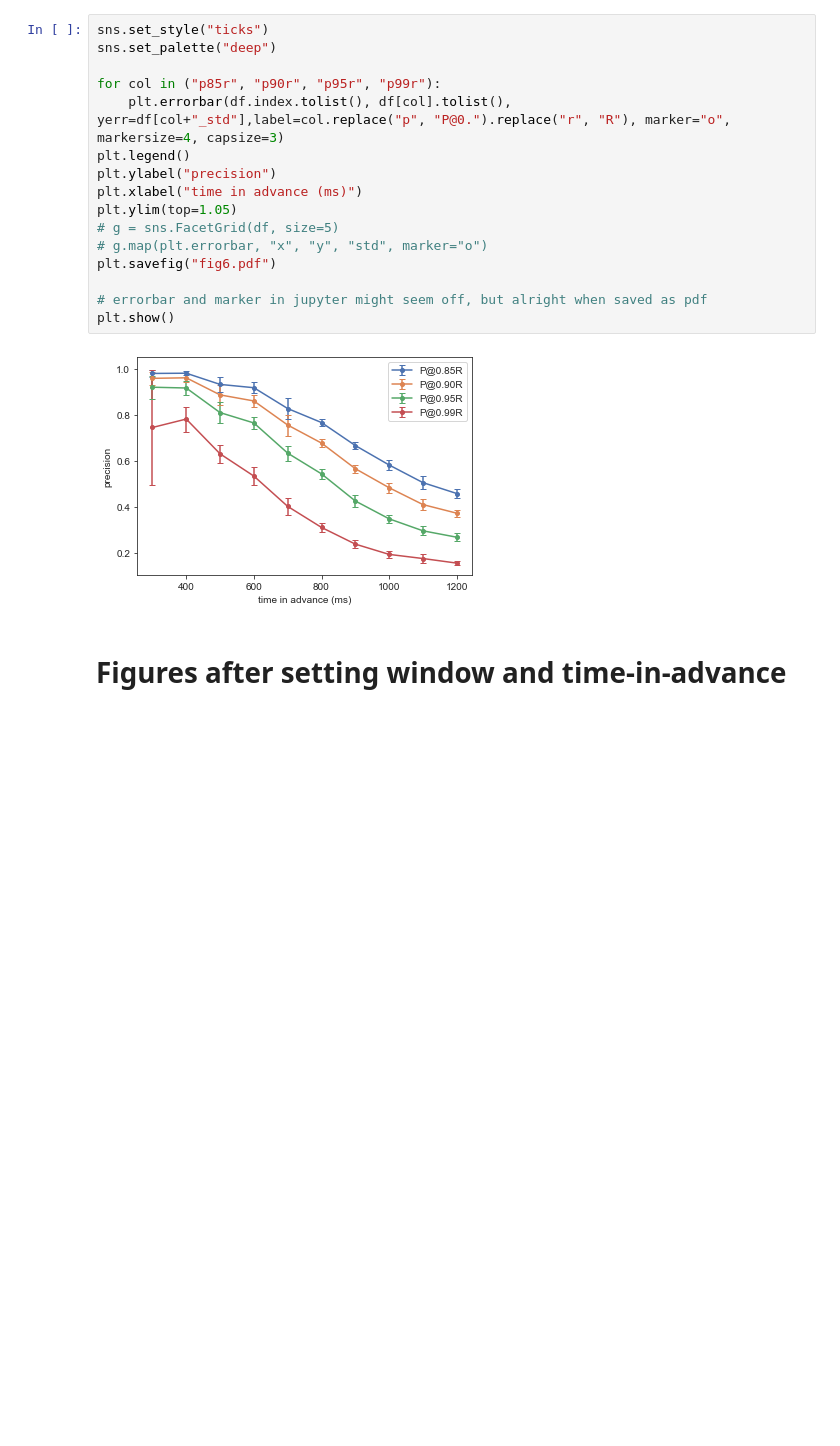
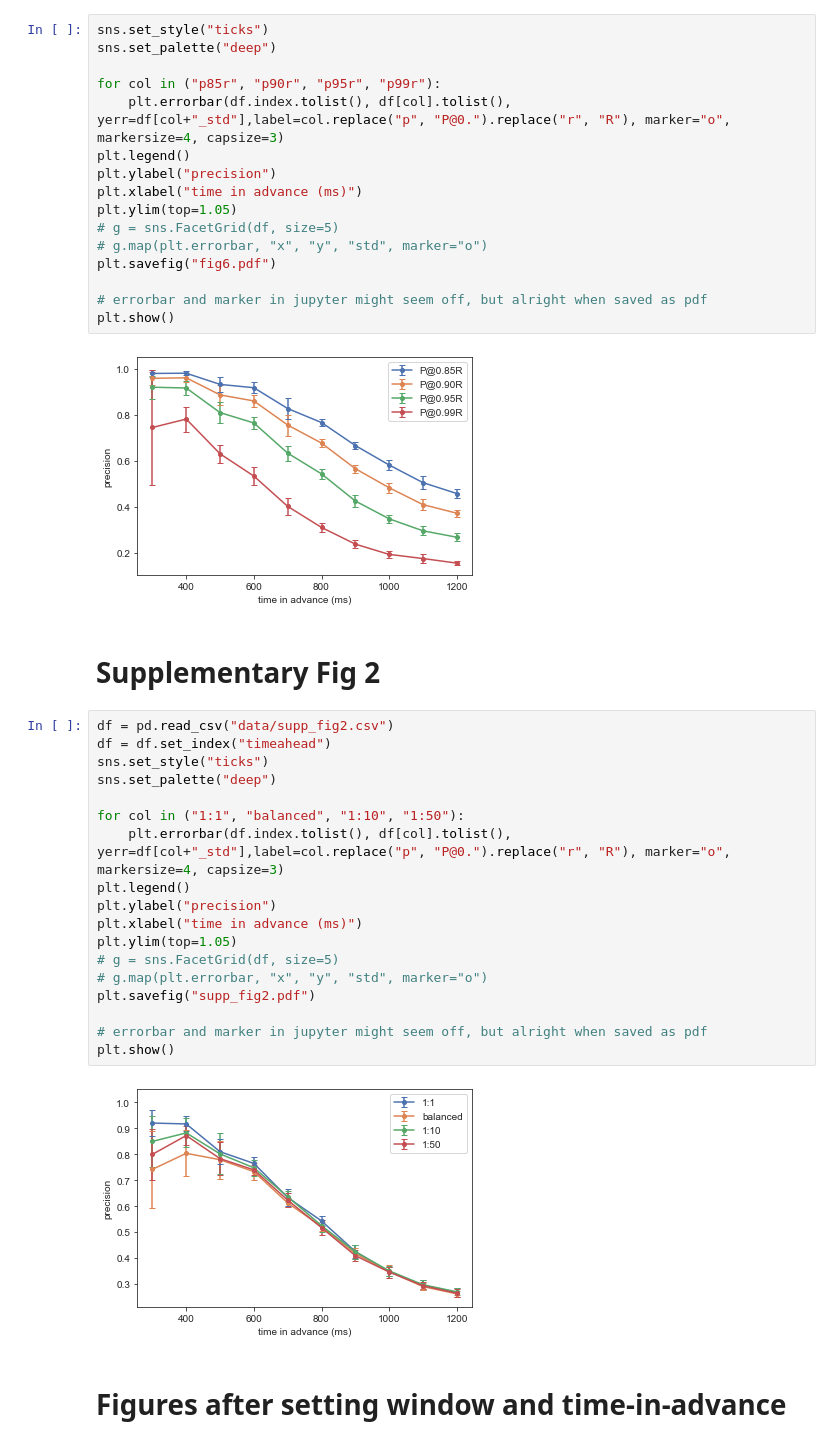
Before and after one commit to yonglin-wang/spacecraft-crash-predictor, a Jupyter notebook: notebooks/visualization_draft_code.ipynb, the cells around one changed output. Cells and saved outputs as stored; diff of their text form; blank space fills up the shorter version.

Commit message:
update visualization code

```diff
--- a/notebooks/visualization_draft_code.ipynb
+++ b/notebooks/visualization_draft_code.ipynb
@@ -56,6 +56,28 @@ plt.savefig("fig6.pdf")
 plt.show()
 # %% [output]
 [figure]
+# %% [markdown]
+# Supplementary Fig 2
+# %%
+df = pd.read_csv("data/supp_fig2.csv")
+df = df.set_index("timeahead")
+sns.set_style("ticks")
+sns.set_palette("deep")
+
+for col in ("1:1", "balanced", "1:10", "1:50"):
+    plt.errorbar(df.index.tolist(), df[col].tolist(), yerr=df[col+"_std"],label=col.replace("p", "P@0.").replace("r", "R"), marker="o", markersize=4, capsize=3)
+plt.legend()
+plt.ylabel("precision")
+plt.xlabel("time in advance (ms)")
+plt.ylim(top=1.05)
+# g = sns.FacetGrid(df, size=5)
+# g.map(plt.errorbar, "x", "y", "std", marker="o")
+plt.savefig("supp_fig2.pdf")
+
+# errorbar and marker in jupyter might seem off, but alright when saved as pdf
+plt.show()
+# %% [output]
+[figure, added]
 # %% [markdown]
 # Figures after setting window and time-in-advance
 # %%
```
Also changed, not shown: 1 other file.
